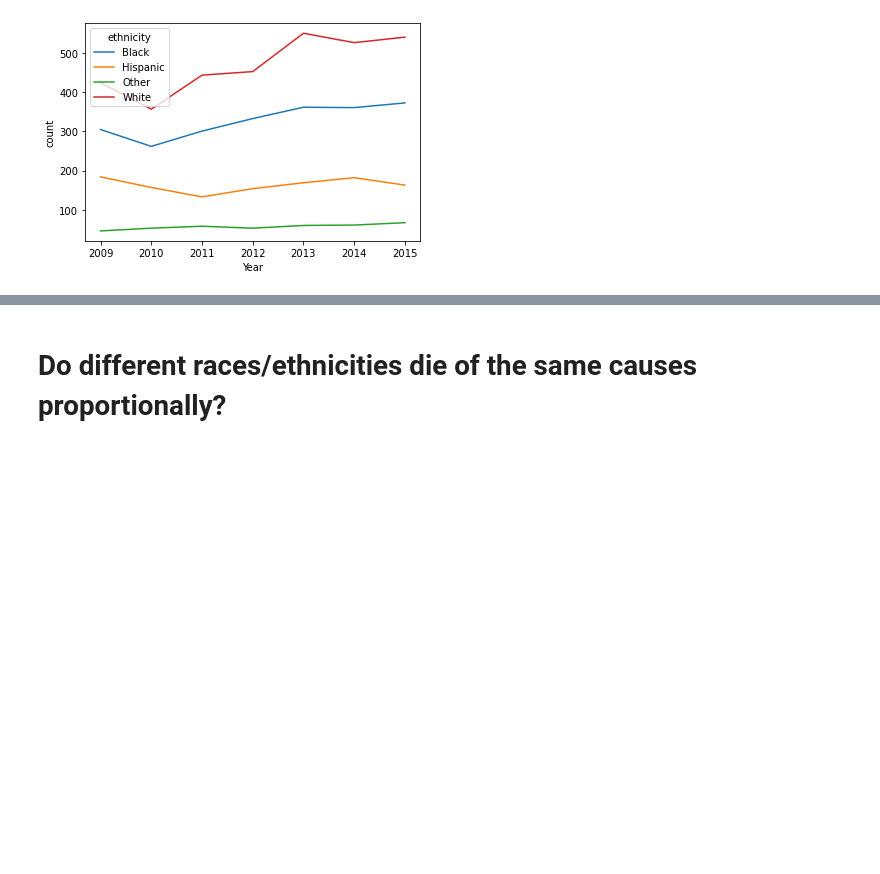
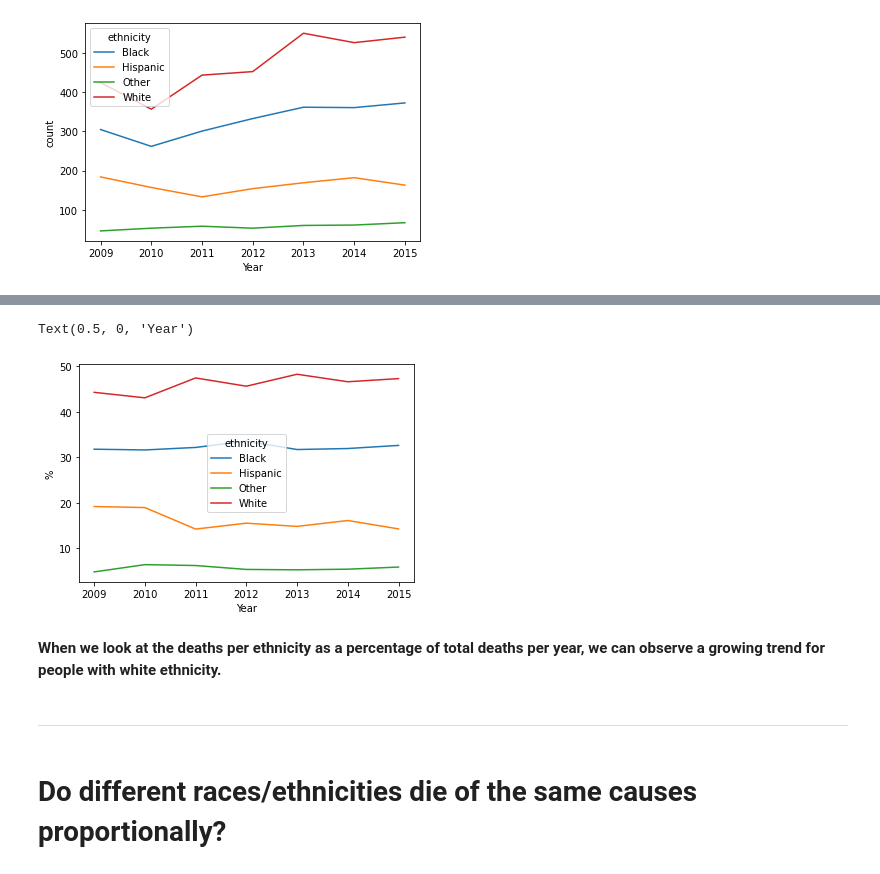
Before and after one commit to andrezafeu/maternal_mortality, a Jupyter notebook: EDA.ipynb, the cells around one changed output, grey strips where cells are left out. Drawn from its saved outputs; the diff is of its cells as text; code cells hidden in the pictures; blank space fills up the shorter version.

Commit message:
Calculate deaths per ethnicity as % of total deaths

```diff
--- a/EDA.ipynb
+++ b/EDA.ipynb
@@ -268,6 +287,6 @@ create_marital_status_heatmap(df, 'ethnicity')
 # %%
-df_deaths_by_year = df.groupby(['year_data_collected']).size()
-df_deaths_by_year
+deaths_by_year = df.groupby(['year_data_collected']).size()
+deaths_by_year
 # %% [output]
 year_data_collected
 2009     960
@@ -323,0 +343,3 @@ Text(0.5, 0, 'Year')
+# %%
+df_deaths_by_year = deaths_by_year.to_frame().reset_index().rename(columns={0:'total_count'})
+df_deaths_by_year
@@ -323,0 +355,7 @@ Text(0.5, 0, 'Year')
+# %%
+df_grouped_by_ethnicity_and_year['%'] = df_grouped_by_ethnicity_and_year.apply(
+    lambda x:
+    int(x['count']) / int(df_deaths_by_year[df_deaths_by_year['year_data_collected'] == x['year_data_collected']]['total_count'])*100,
+    axis = 1
+)
+df_grouped_by_ethnicity_and_year
@@ -324,3 +380,18 @@ Text(0.5, 0, 'Year')
+# %%
+ax = sns.lineplot(
+    data=df_grouped_by_ethnicity_and_year,
+    x='year_data_collected',
+    y="%",
+    hue='ethnicity',
+)
+ax.set_xlabel('Year')
+# %% [output]
+Text(0.5, 0, 'Year')
+[figure, added]
+# %% [markdown]
+**When we look at the deaths per ethnicity as a percentage of total deaths per year, we can observe a growing trend for people with white ethnicity.**
+# %% [markdown]
+---
 # %% [markdown]
 # Do different races/ethnicities die of the same causes proportionally?
 # %%
```
Also changed, not shown: parts of 30 cells of this notebook.
